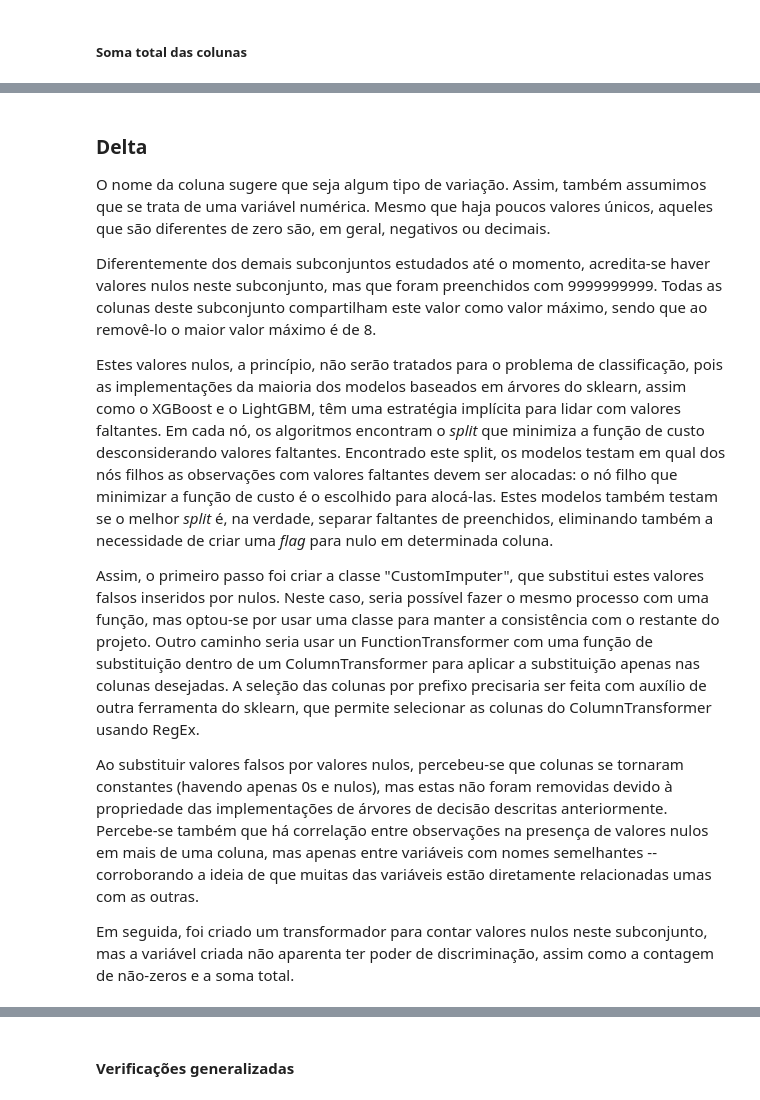
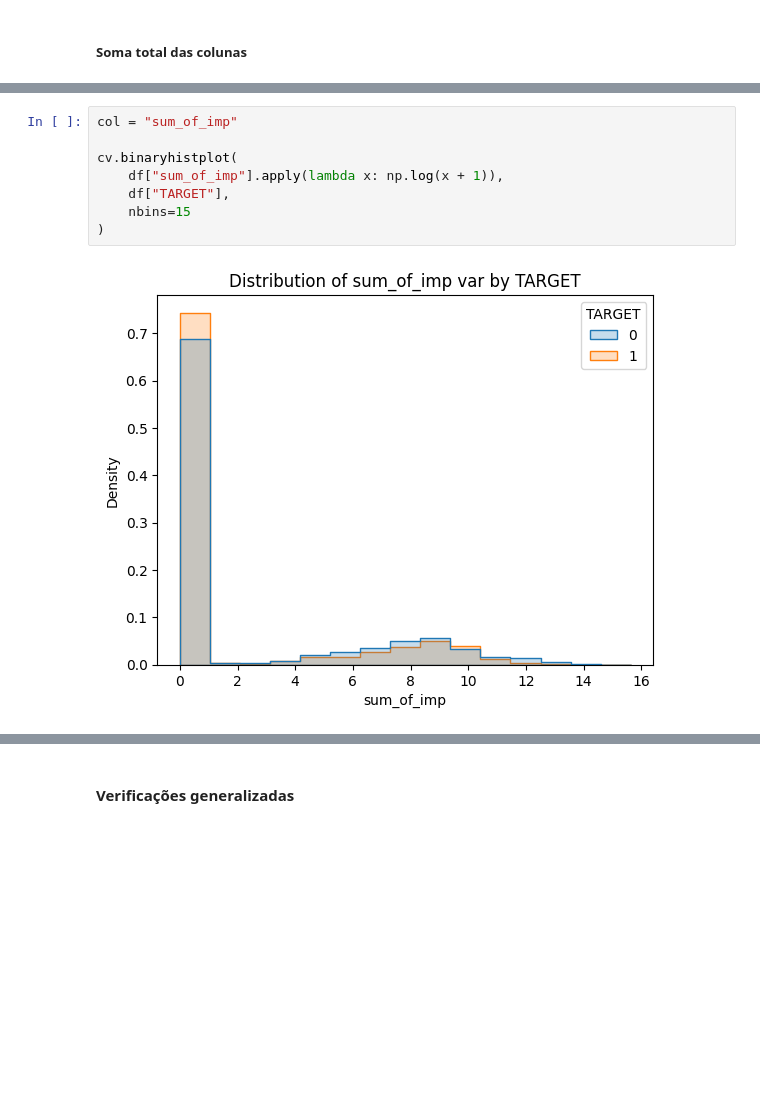
Before and after one commit to FelipeViacava/data-masters-case, a Jupyter notebook: 01-eda.ipynb, the cells around one changed output, grey strips where cells are left out. Drawn from its saved outputs; the diff is of its cells as text; blank space fills up the shorter version.

```diff
--- a/01-eda.ipynb
+++ b/01-eda.ipynb
@@ -329,14 +308,10 @@ cv.binaryhistplot(df_, "sum_of_imp", nbins=50)
-# %% [markdown]
-### Delta
-
-O nome da coluna sugere que seja algum tipo de variação. Assim, também assumimos que se trata de uma variável numérica. Mesmo que haja poucos valores únicos, aqueles que são diferentes de zero são, em geral, negativos ou decimais.
-
-Diferentemente dos demais subconjuntos estudados até o momento, acredita-se haver valores nulos neste subconjunto, mas que foram preenchidos com 9999999999. Todas as colunas deste subconjunto compartilham este valor como valor máximo, sendo que ao removê-lo o maior valor máximo é de 8.
-
-Estes valores nulos, a princípio, não serão tratados para o problema de classificação, pois as implementações da maioria dos modelos baseados em árvores do sklearn, assim como o XGBoost e o LightGBM, têm uma estratégia implícita para lidar com valores faltantes. Em cada nó, os algoritmos encontram o _split_ que minimiza a função de custo desconsiderando valores faltantes. Encontrado este split, os modelos testam em qual dos nós filhos as observações com valores faltantes devem ser alocadas: o nó filho que minimizar a função de custo é o escolhido para alocá-las. Estes modelos também testam se o melhor _split_ é, na verdade, separar faltantes de preenchidos, eliminando também a necessidade de criar uma _flag_ para nulo em determinada coluna.
-
-Assim, o primeiro passo foi criar a classe "CustomImputer", que substitui estes valores falsos inseridos por nulos. Neste caso, seria possível fazer o mesmo processo com uma função, mas optou-se por usar uma classe para manter a consistência com o restante do projeto. Outro caminho seria usar un FunctionTransformer com uma função de substituição dentro de um ColumnTransformer para aplicar a substituição apenas nas colunas desejadas. A seleção das colunas por prefixo precisaria ser feita com auxílio de outra ferramenta do sklearn, que permite selecionar as colunas do ColumnTransformer usando RegEx.
-
-Ao substituir valores falsos por valores nulos, percebeu-se que colunas se tornaram constantes (havendo apenas 0s e nulos), mas estas não foram removidas devido à propriedade das implementações de árvores de decisão descritas anteriormente. Percebe-se também que há correlação entre observações na presença de valores nulos em mais de uma coluna, mas apenas entre variáveis com nomes semelhantes -- corroborando a ideia de que muitas das variáveis estão diretamente relacionadas umas com as outras.
-
-Em seguida, foi criado um transformador para contar valores nulos neste subconjunto, mas a variável criada não aparenta ter poder de discriminação, assim como a contagem de não-zeros e a soma total.
+# %%
+col = "sum_of_imp"
+
+cv.binaryhistplot(
+    df["sum_of_imp"].apply(lambda x: np.log(x + 1)),
+    df["TARGET"],
+    nbins=15
+)
+# %% [output]
+[figure, added]
```
Also changed, not shown: parts of 54 cells of this notebook, 5 other files.
